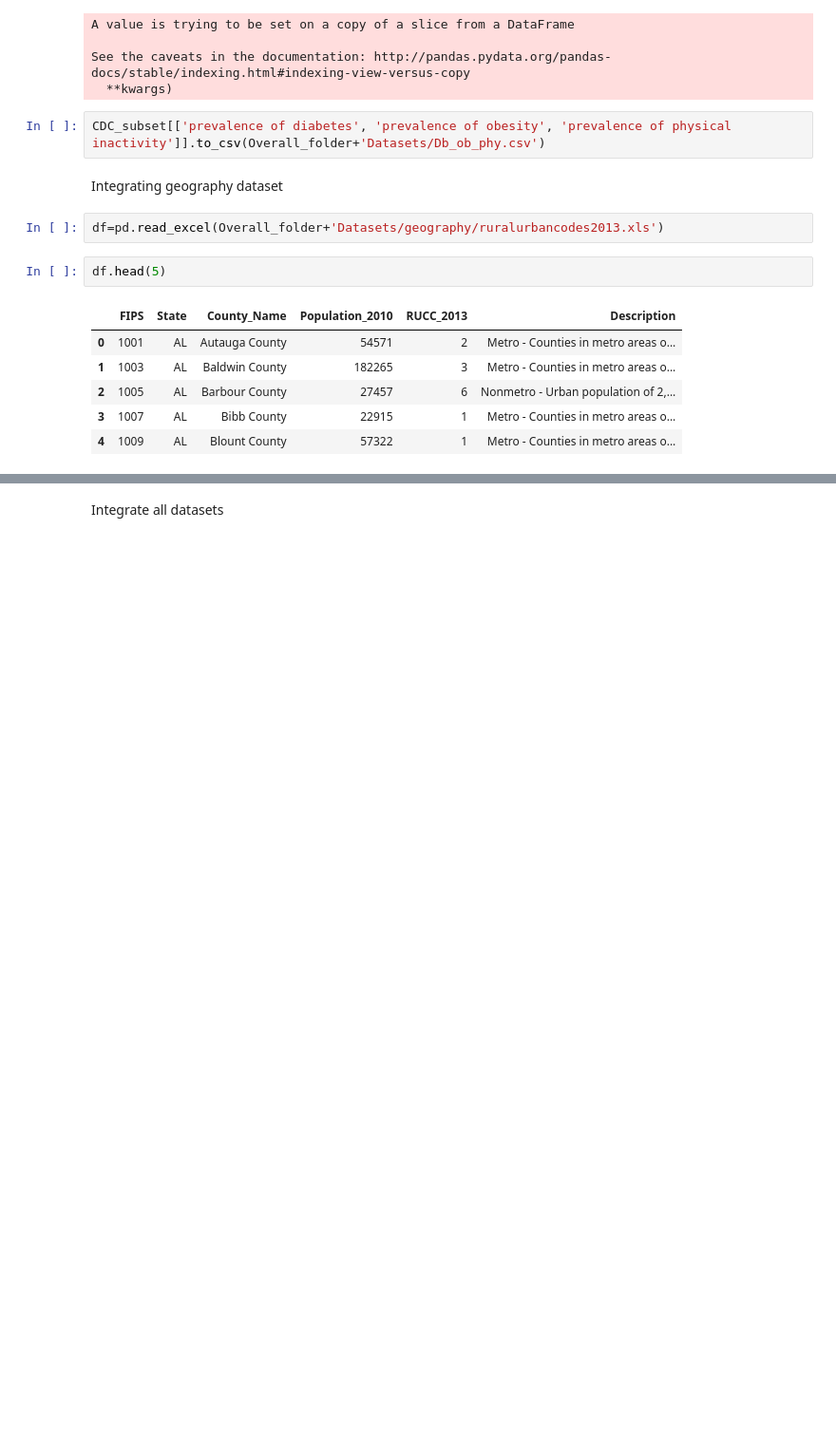
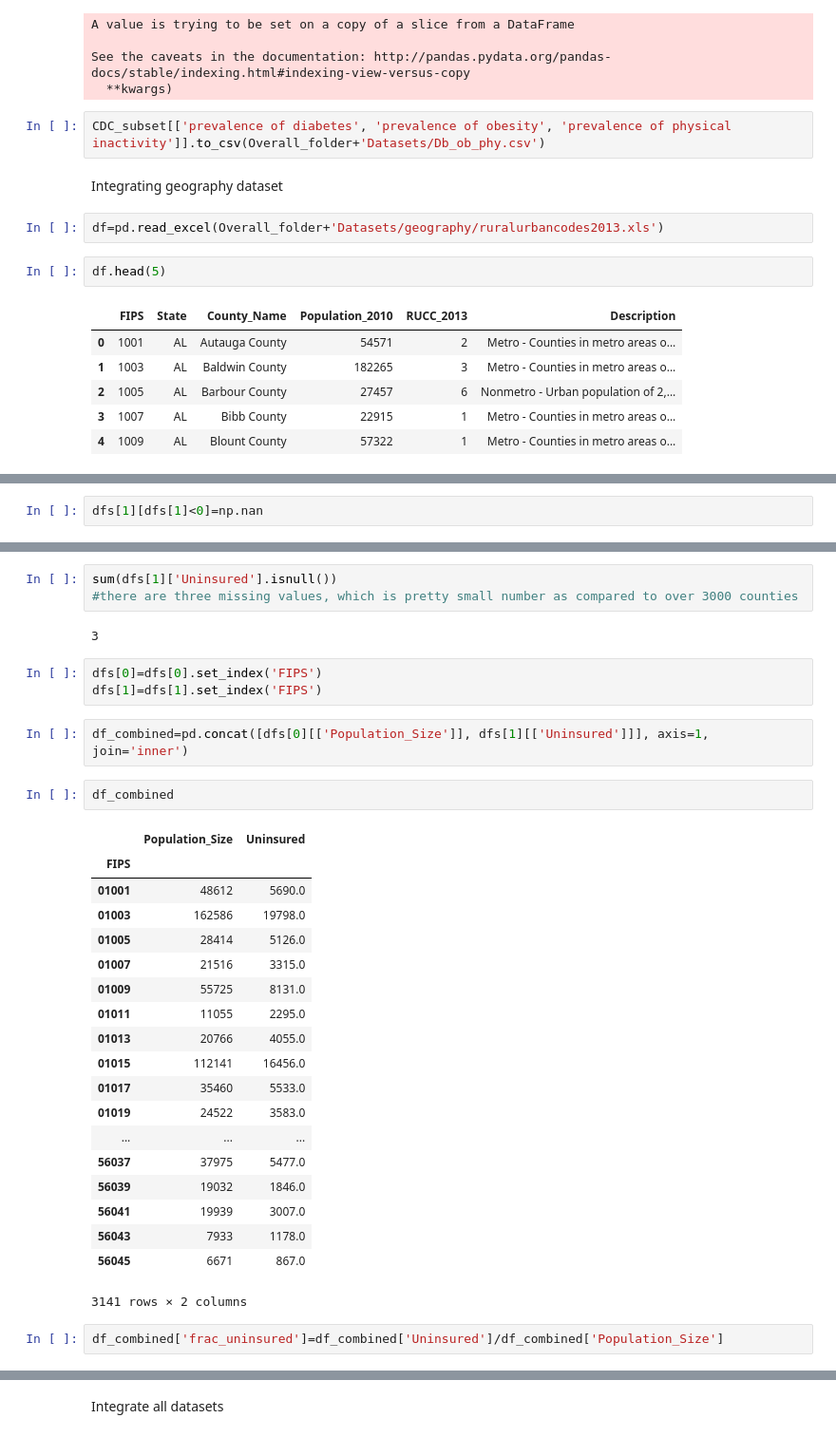
Before and after one commit to cathyxinxyz/Capstone_Project_1, a Jupyter notebook: Codes/Data Integration.ipynb, the cells around one changed output, grey strips where cells are left out. Shown at 95% size. Cells and saved outputs as stored; diff of their text form; blank space fills up the shorter version.

```diff
--- a/Codes/Data Integration.ipynb
+++ b/Codes/Data Integration.ipynb
@@ -368,0 +424,2 @@ df.to_csv(Overall_folder+'Datasets/rural_urban_codes.csv')
+# %%
+dfs[1][dfs[1]<0]=np.nan
@@ -368,0 +480,34 @@ df.to_csv(Overall_folder+'Datasets/rural_urban_codes.csv')
+# %%
+sum(dfs[1]['Uninsured'].isnull())
+#there are three missing values, which is pretty small number as compared to over 3000 counties
+# %% [output]
+3
+# %%
+dfs[0]=dfs[0].set_index('FIPS')
+dfs[1]=dfs[1].set_index('FIPS')
+# %%
+df_combined=pd.concat([dfs[0][['Population_Size']], dfs[1][['Uninsured']]], axis=1, join='inner')
+# %%
+df_combined
+# %% [output]
+|  | Population_Size | Uninsured |
+| FIPS |  |  |
+| 01001 | 48612 | 5690.0 |
+| 01003 | 162586 | 19798.0 |
+| 01005 | 28414 | 5126.0 |
+| 01007 | 21516 | 3315.0 |
+| 01009 | 55725 | 8131.0 |
+| 01011 | 11055 | 2295.0 |
+| 01013 | 20766 | 4055.0 |
+| 01015 | 112141 | 16456.0 |
+| 01017 | 35460 | 5533.0 |
+| 01019 | 24522 | 3583.0 |
+| ... | ... | ... |
+| 56037 | 37975 | 5477.0 |
+| 56039 | 19032 | 1846.0 |
+| 56041 | 19939 | 3007.0 |
+| 56043 | 7933 | 1178.0 |
+| 56045 | 6671 | 867.0 |
+3141 rows × 2 columns
+# %%
+df_combined['frac_uninsured']=df_combined['Uninsured']/df_combined['Population_Size']
```
Also changed, not shown: parts of 23 cells of this notebook, 19 other files.
